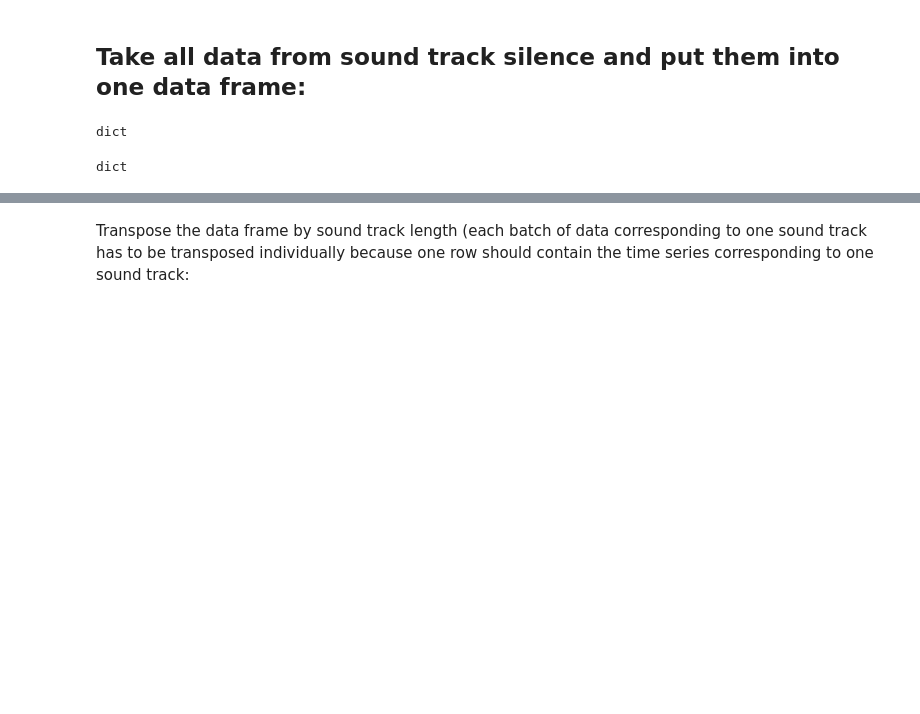
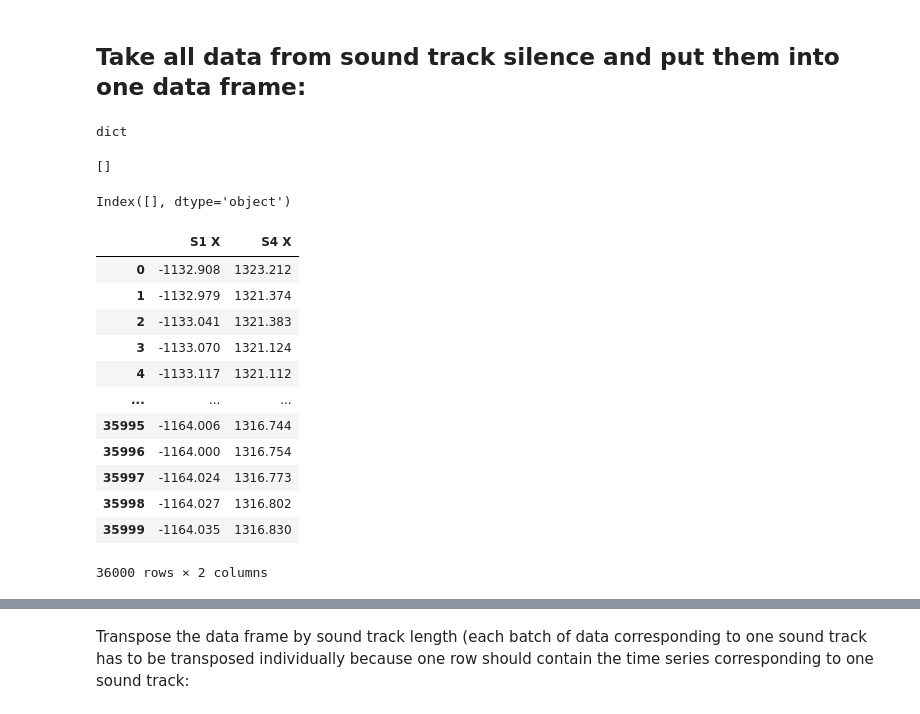
Before and after one commit to HieronymusEsteban/autoencoder_timeseries, a Jupyter notebook: autoencoder_first_try.ipynb, the cells around one changed output, grey strips where cells are left out. Drawn from its saved outputs; the diff is of its cells as text; code cells hidden in the pictures; blank space fills up the shorter version.

```diff
--- a/autoencoder_first_try.ipynb
+++ b/autoencoder_first_try.ipynb
@@ -350,4 +362,2 @@ nm_data_try = {'1': nm_data_1}
 # %%
-type(nm_data_try)
+#type(nm_data_try)
-# %% [output]
-dict
@@ -354,2 +369,28 @@ dict
+# %%
+nan_columns[name]
+# %% [output]
+[]
+# %%
+selection_bools = nm_data_labelled[1].target == 3
+df = nm_data_labelled[1][selection_bools]
+df.columns[df.isna().all()]
+# %% [output]
+Index([], dtype='object')
+# %%
+nm_data_labelled[1].loc[:,['S1 X','S4 X']]
+# %% [output]
+|  | S1 X | S4 X |
+| 0 | -1132.908 | 1323.212 |
+| 1 | -1132.979 | 1321.374 |
+| 2 | -1133.041 | 1321.383 |
+| 3 | -1133.070 | 1321.124 |
+| 4 | -1133.117 | 1321.112 |
+| ... | ... | ... |
+| 35995 | -1164.006 | 1316.744 |
+| 35996 | -1164.000 | 1316.754 |
+| 35997 | -1164.024 | 1316.773 |
+| 35998 | -1164.027 | 1316.802 |
+| 35999 | -1164.035 | 1316.830 |
+36000 rows × 2 columns
 # %%
 
```
Also changed, not shown: parts of 78 cells of this notebook, 1 other file.
